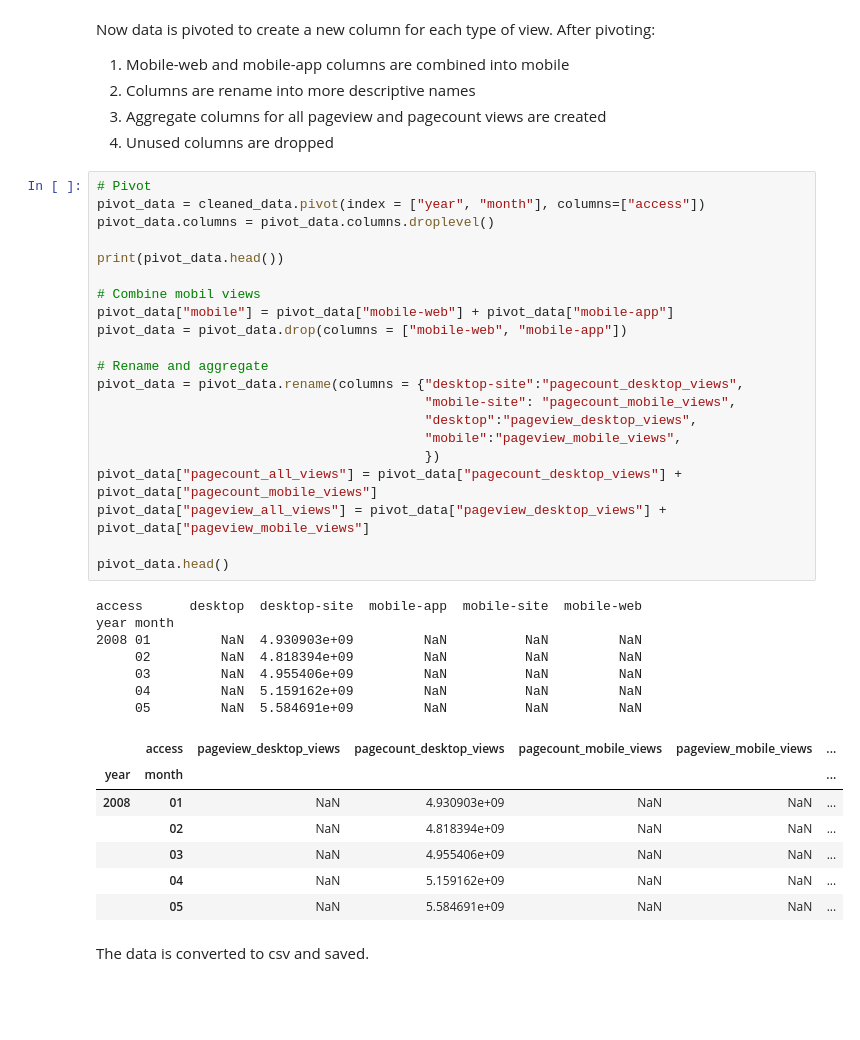
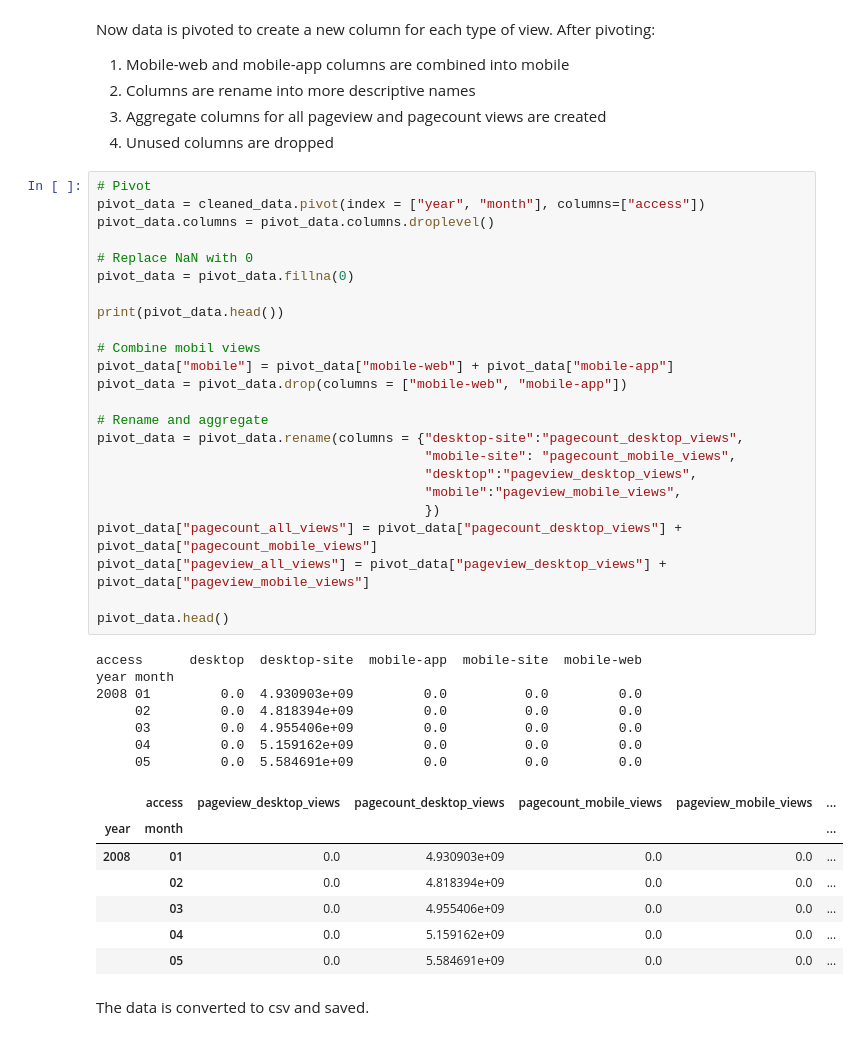
Before and after one commit to Cain93/data-512-a1, a Jupyter notebook: hcds-a1-data-curation.ipynb, the cells around one changed output. Drawn from its saved outputs; the diff is of its cells as text; blank space fills up the shorter version.

```diff
--- a/hcds-a1-data-curation.ipynb
+++ b/hcds-a1-data-curation.ipynb
@@ -108,39 +111,42 @@ Now data is pivoted to create a new column for each type of view. After pivoting
 # %%
 # Pivot
 pivot_data = cleaned_data.pivot(index = ["year", "month"], columns=["access"])
 pivot_data.columns = pivot_data.columns.droplevel()
+
+# Replace NaN with 0
+pivot_data = pivot_data.fillna(0)
 
 print(pivot_data.head())
 
 # Combine mobil views
 pivot_data["mobile"] = pivot_data["mobile-web"] + pivot_data["mobile-app"]
 pivot_data = pivot_data.drop(columns = ["mobile-web", "mobile-app"])
 
 # Rename and aggregate
 pivot_data = pivot_data.rename(columns = {"desktop-site":"pagecount_desktop_views",
                                           "mobile-site": "pagecount_mobile_views",
                                           "desktop":"pageview_desktop_views",
                                           "mobile":"pageview_mobile_views",
                                           })
 pivot_data["pagecount_all_views"] = pivot_data["pagecount_desktop_views"] + pivot_data["pagecount_mobile_views"]
 pivot_data["pageview_all_views"] = pivot_data["pageview_desktop_views"] + pivot_data["pageview_mobile_views"]
 
 pivot_data.head()
 # %% [output]
 access      desktop  desktop-site  mobile-app  mobile-site  mobile-web
 year month
-2008 01         NaN  4.930903e+09         NaN          NaN         NaN
-     02         NaN  4.818394e+09         NaN          NaN         NaN
-     03         NaN  4.955406e+09         NaN          NaN         NaN
-     04         NaN  5.159162e+09         NaN          NaN         NaN
-     05         NaN  5.584691e+09         NaN          NaN         NaN
+2008 01         0.0  4.930903e+09         0.0          0.0         0.0
+     02         0.0  4.818394e+09         0.0          0.0         0.0
+     03         0.0  4.955406e+09         0.0          0.0         0.0
+     04         0.0  5.159162e+09         0.0          0.0         0.0
+     05         0.0  5.584691e+09         0.0          0.0         0.0
 |  | access | pageview_desktop_views | pagecount_desktop_views | pagecount_mobile_views | pageview_mobile_views | ... |
 | year | month |  |  |  |  | ... |
-| 2008 | 01 | NaN | 4.930903e+09 | NaN | NaN | ... |
-|  | 02 | NaN | 4.818394e+09 | NaN | NaN | ... |
-|  | 03 | NaN | 4.955406e+09 | NaN | NaN | ... |
-|  | 04 | NaN | 5.159162e+09 | NaN | NaN | ... |
-|  | 05 | NaN | 5.584691e+09 | NaN | NaN | ... |
+| 2008 | 01 | 0.0 | 4.930903e+09 | 0.0 | 0.0 | ... |
+|  | 02 | 0.0 | 4.818394e+09 | 0.0 | 0.0 | ... |
+|  | 03 | 0.0 | 4.955406e+09 | 0.0 | 0.0 | ... |
+|  | 04 | 0.0 | 5.159162e+09 | 0.0 | 0.0 | ... |
+|  | 05 | 0.0 | 5.584691e+09 | 0.0 | 0.0 | ... |
 # %% [markdown]
 The data is converted to csv and saved.
 # %%
```
Also changed, not shown: parts of 7 cells of this notebook, 2 other files.
